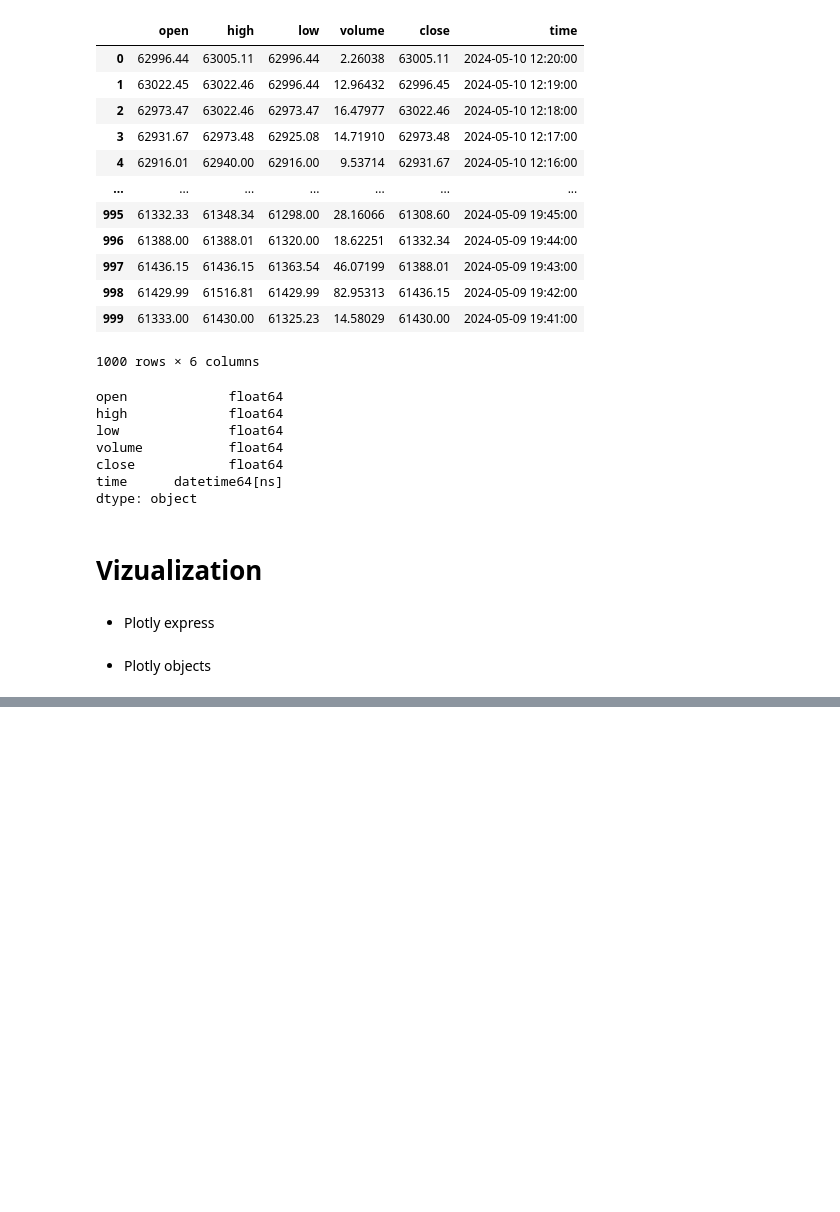
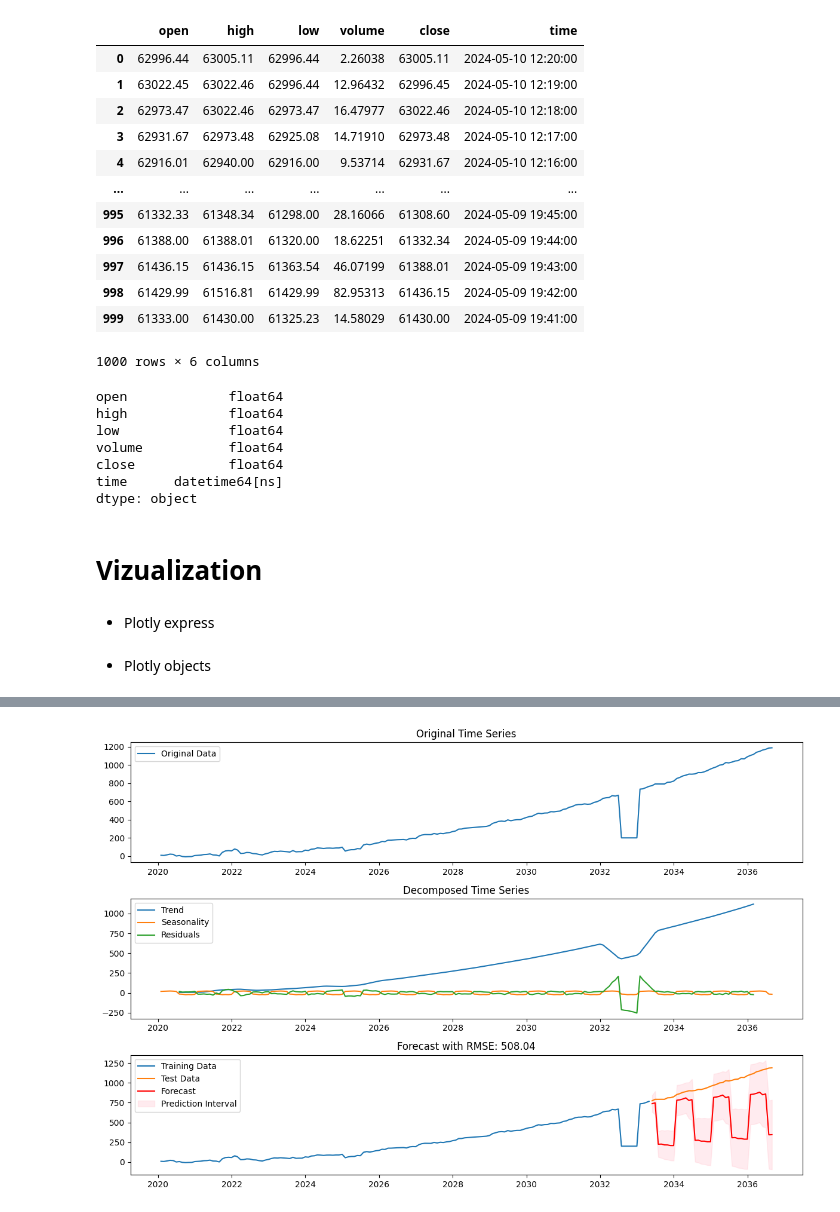
Before and after one commit to Zeeshan-99/Streamlit_Stockprice_Predictions_app, a Jupyter notebook: Coindcx_data_fetch.ipynb, the cells around one changed output, grey strips where cells are left out. Saved outputs shown, nothing was run; the diff lists cells and outputs as text; code cells hidden in the pictures; blank space fills up the shorter version.

```diff
--- a/Coindcx_data_fetch.ipynb
+++ b/Coindcx_data_fetch.ipynb
@@ -111,0 +306,86 @@ fig.show()
+# %%
+import numpy as np
+import pandas as pd
+import matplotlib.pyplot as plt
+from statsmodels.tsa.seasonal import seasonal_decompose
+from statsmodels.tsa.statespace.sarimax import SARIMAX
+from statsmodels.tools.eval_measures import rmse
+from sklearn.model_selection import TimeSeriesSplit
+
+# Step 1: Generate fake time series data with non-linear trends and seasonality
+np.random.seed(0)
+n = 200
+t = np.arange(n)
+trend = 0.03 * t ** 2  # Quadratic trend
+seasonality = 10 * np.sin(2 * np.pi * t / 12)  # Monthly seasonality
+noise = np.random.normal(0, 5, n)  # Gaussian noise
+data = trend + seasonality + noise
+
+# Create a DataFrame
+df = pd.DataFrame({'Date': pd.date_range(start='2020-01-01', periods=n, freq='M'),
+                   'Value': data})
+
+# Introduce outliers and anomalies
+df.loc[20:25, 'Value'] += 50  # Positive outliers
+df.loc[60:65, 'Value'] -= 50  # Negative outliers
+df.loc[100:105, 'Value'] = np.nan  # Missing values
+df.loc[150:155, 'Value'] = 200  # Anomalies
+
+# Handle missing values
+df['Value'] = df['Value'].interpolate(method='linear')
+
+# Step 2: Decompose the time series to identify trend, seasonality, and residuals
+result = seasonal_decompose(df['Value'], model='additive', period=12)
+
+# Step 3: Seasonal adjustment through seasonal differencing
+df['Seasonal_Diff'] = df['Value'] - df['Value'].shift(12)
+
+# Step 4: Model selection and forecasting using SARIMAX
+# Split data into train and test sets
+train_size = int(0.8 * len(df))
+train, test = df.iloc[:train_size], df.iloc[train_size:]
+
+# Fit SARIMAX model
+model = SARIMAX(train['Value'], order=(2, 1, 2), seasonal_order=(1, 1, 1, 12))
+results = model.fit()
+
+# Forecast
+forecast = results.get_forecast(steps=len(test))
+forecast_mean = forecast.predicted_mean
+forecast_ci = forecast.conf_int()
+
+# Step 5: Model evaluation
+# Calculate RMSE
+rmse_val = rmse(test['Value'], forecast_mean)
+
+# Step 6: Visualization of original data, decomposition, and forecast
+plt.figure(figsize=(12, 8))
+
+# Original data
+plt.subplot(311)
+plt.plot(df['Date'], df['Value'], label='Original Data')
+plt.legend(loc='upper left')
+plt.title('Original Time Series')
+
+# Decomposed components
+plt.subplot(312)
+plt.plot(df['Date'], result.trend, label='Trend')
+plt.plot(df['Date'], result.seasonal, label='Seasonality')
+plt.plot(df['Date'], result.resid, label='Residuals')
+plt.legend(loc='upper left')
+plt.title('Decomposed Time Series')
+
+# Forecast and actual values
+plt.subplot(313)
+plt.plot(train['Date'], train['Value'], label='Training Data')
+plt.plot(test['Date'], test['Value'], label='Test Data')
+plt.plot(test['Date'], forecast_mean, label='Forecast', color='red')
+forecast_ci.index = test.index  # Aligning index
+plt.fill_between(test['Date'], forecast_ci.iloc[:, 0], forecast_ci.iloc[:, 1], color='pink', alpha=0.3, label='Prediction Interval')
+plt.legend(loc='upper left')
+plt.title(f'Forecast with RMSE: {rmse_val:.2f}')
+
+plt.tight_layout()
+plt.show()
+# %% [output]
+[figure, added]
```
Also changed, not shown: parts of 18 cells of this notebook, 36 other files.
